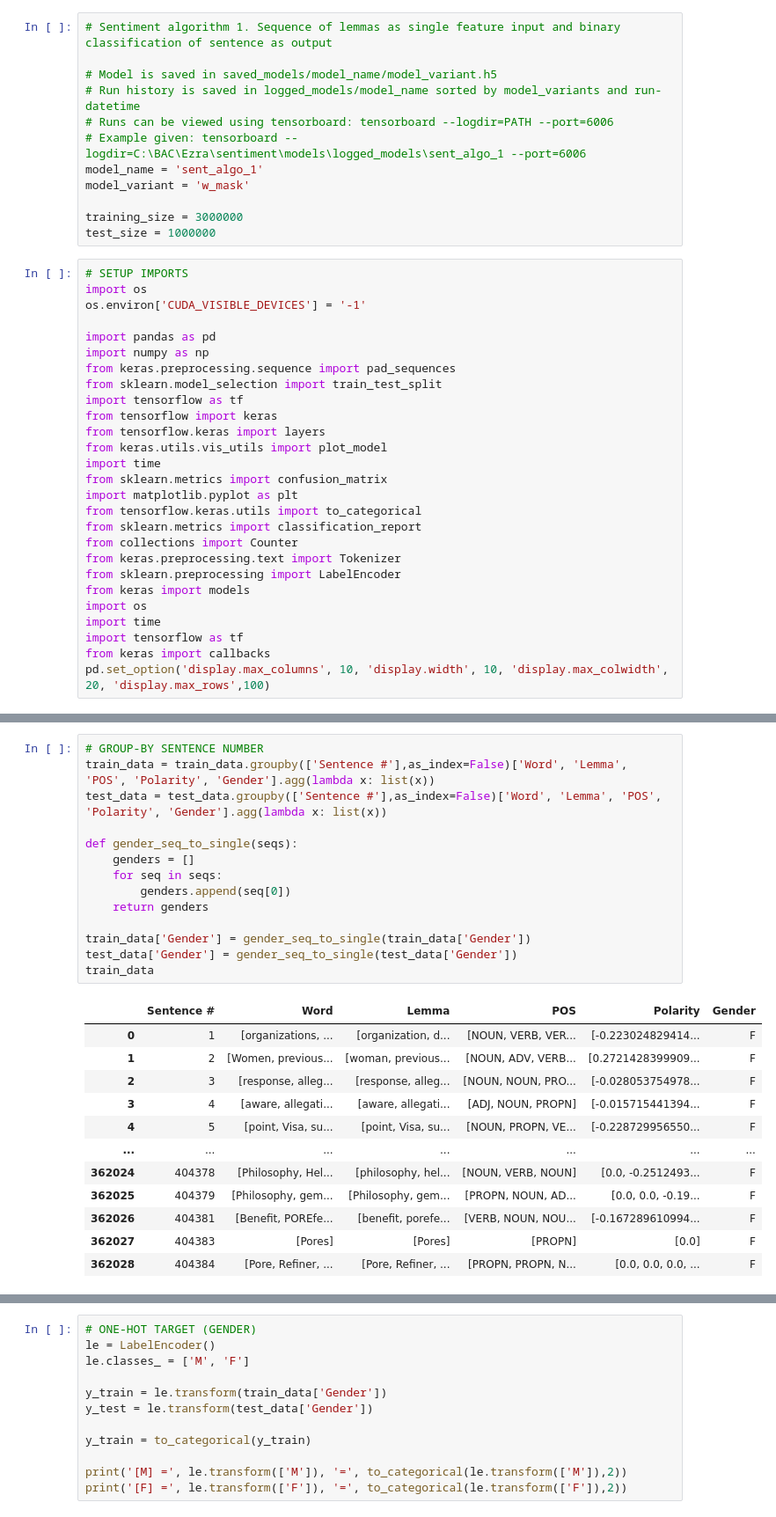
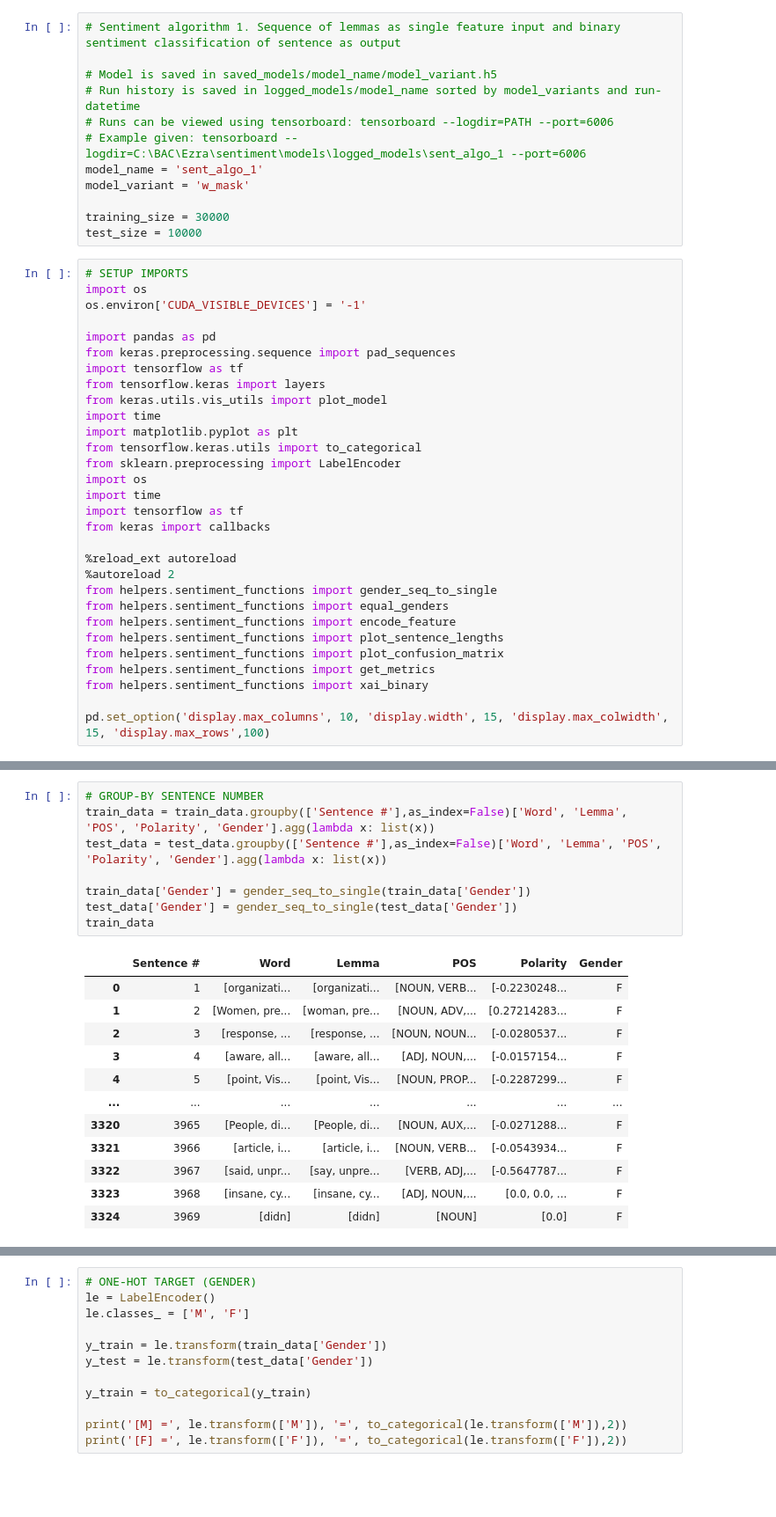
Before and after one commit to Lenschow-Fogh/Ezra, a Jupyter notebook: sentiment/models/sent_algo_1.ipynb, the cells around one changed output, grey strips where cells are left out. Shown at 88% size. Saved outputs shown, nothing was run; the diff lists cells and outputs as text; blank space fills up the shorter version.

```diff
--- a/sentiment/models/sent_algo_1.ipynb
+++ b/sentiment/models/sent_algo_1.ipynb
@@ -1,5 +1,5 @@
 # %%
-# Sentiment algorithm 1. Sequence of lemmas as single feature input and binary classification of sentence as output
+# Sentiment algorithm 1. Sequence of lemmas as single feature input and binary sentiment classification of sentence as output
 
 # Model is saved in saved_models/model_name/model_variant.h5
 # Run history is saved in logged_models/model_name sorted by model_variants and run-datetime
@@ -8,35 +8,38 @@
 model_name = 'sent_algo_1'
 model_variant = 'w_mask'
 
-training_size = 3000000
-test_size = 1000000
+training_size = 30000
+test_size = 10000
 # %%
 # SETUP IMPORTS
 import os
 os.environ['CUDA_VISIBLE_DEVICES'] = '-1'
 
 import pandas as pd
-import numpy as np
 from keras.preprocessing.sequence import pad_sequences
-from sklearn.model_selection import train_test_split
 import tensorflow as tf
-from tensorflow import keras
 from tensorflow.keras import layers
 from keras.utils.vis_utils import plot_model
 import time
-from sklearn.metrics import confusion_matrix
 import matplotlib.pyplot as plt
 from tensorflow.keras.utils import to_categorical
-from sklearn.metrics import classification_report
-from collections import Counter
-from keras.preprocessing.text import Tokenizer
 from sklearn.preprocessing import LabelEncoder
-from keras import models
 import os
 import time
 import tensorflow as tf
 from keras import callbacks
-pd.set_option('display.max_columns', 10, 'display.width', 10, 'display.max_colwidth', 20, 'display.max_rows',100)
+
+%reload_ext autoreload
+%autoreload 2
+from helpers.sentiment_functions import gender_seq_to_single
+from helpers.sentiment_functions import equal_genders
+from helpers.sentiment_functions import encode_feature
+from helpers.sentiment_functions import plot_sentence_lengths
+from helpers.sentiment_functions import plot_confusion_matrix
+from helpers.sentiment_functions import get_metrics
+from helpers.sentiment_functions import xai_binary
+
+pd.set_option('display.max_columns', 10, 'display.width', 15, 'display.max_colwidth', 15, 'display.max_rows',100)
 # %%
 # LOAD DATASET
 df = pd.read_json('../datasets/sentiment_corpus.json')
@@ -71,27 +74,21 @@ Corpus sample size is: 4970467
 # %%
 # GROUP-BY SENTENCE NUMBER
 train_data = train_data.groupby(['Sentence #'],as_index=False)['Word', 'Lemma', 'POS', 'Polarity', 'Gender'].agg(lambda x: list(x))
 test_data = test_data.groupby(['Sentence #'],as_index=False)['Word', 'Lemma', 'POS', 'Polarity', 'Gender'].agg(lambda x: list(x))
 
-def gender_seq_to_single(seqs):
-    genders = []
-    for seq in seqs:
-        genders.append(seq[0])
-    return genders
-
 train_data['Gender'] = gender_seq_to_single(train_data['Gender'])
 test_data['Gender'] = gender_seq_to_single(test_data['Gender'])
 train_data
 # %% [output]
 |  | Sentence # | Word | Lemma | POS | Polarity | Gender |
-| 0 | 1 | [organizations, ... | [organization, d... | [NOUN, VERB, VER... | [-0.223024829414... | F |
-| 1 | 2 | [Women, previous... | [woman, previous... | [NOUN, ADV, VERB... | [0.2721428399909... | F |
-| 2 | 3 | [response, alleg... | [response, alleg... | [NOUN, NOUN, PRO... | [-0.028053754978... | F |
-| 3 | 4 | [aware, allegati... | [aware, allegati... | [ADJ, NOUN, PROPN] | [-0.015715441394... | F |
-| 4 | 5 | [point, Visa, su... | [point, Visa, su... | [NOUN, PROPN, VE... | [-0.228729956550... | F |
+| 0 | 1 | [organizati... | [organizati... | [NOUN, VERB... | [-0.2230248... | F |
+| 1 | 2 | [Women, pre... | [woman, pre... | [NOUN, ADV,... | [0.27214283... | F |
+| 2 | 3 | [response, ... | [response, ... | [NOUN, NOUN... | [-0.0280537... | F |
+| 3 | 4 | [aware, all... | [aware, all... | [ADJ, NOUN,... | [-0.0157154... | F |
+| 4 | 5 | [point, Vis... | [point, Vis... | [NOUN, PROP... | [-0.2287299... | F |
 | ... | ... | ... | ... | ... | ... | ... |
-| 362024 | 404378 | [Philosophy, Hel... | [philosophy, hel... | [NOUN, VERB, NOUN] | [0.0, -0.2512493... | F |
-| 362025 | 404379 | [Philosophy, gem... | [Philosophy, gem... | [PROPN, NOUN, AD... | [0.0, 0.0, -0.19... | F |
-| 362026 | 404381 | [Benefit, POREfe... | [benefit, porefe... | [VERB, NOUN, NOU... | [-0.167289610994... | F |
-| 362027 | 404383 | [Pores] | [Pores] | [PROPN] | [0.0] | F |
-| 362028 | 404384 | [Pore, Refiner, ... | [Pore, Refiner, ... | [PROPN, PROPN, N... | [0.0, 0.0, 0.0, ... | F |
+| 3320 | 3965 | [People, di... | [People, di... | [NOUN, AUX,... | [-0.0271288... | F |
+| 3321 | 3966 | [article, i... | [article, i... | [NOUN, VERB... | [-0.0543934... | F |
+| 3322 | 3967 | [said, unpr... | [say, unpre... | [VERB, ADJ,... | [-0.5647787... | F |
+| 3323 | 3968 | [insane, cy... | [insane, cy... | [ADJ, NOUN,... | [0.0, 0.0, ... | F |
+| 3324 | 3969 | [didn] | [didn] | [NOUN] | [0.0] | F |
```
Also changed, not shown: parts of 18 cells of this notebook, 5 other files.
